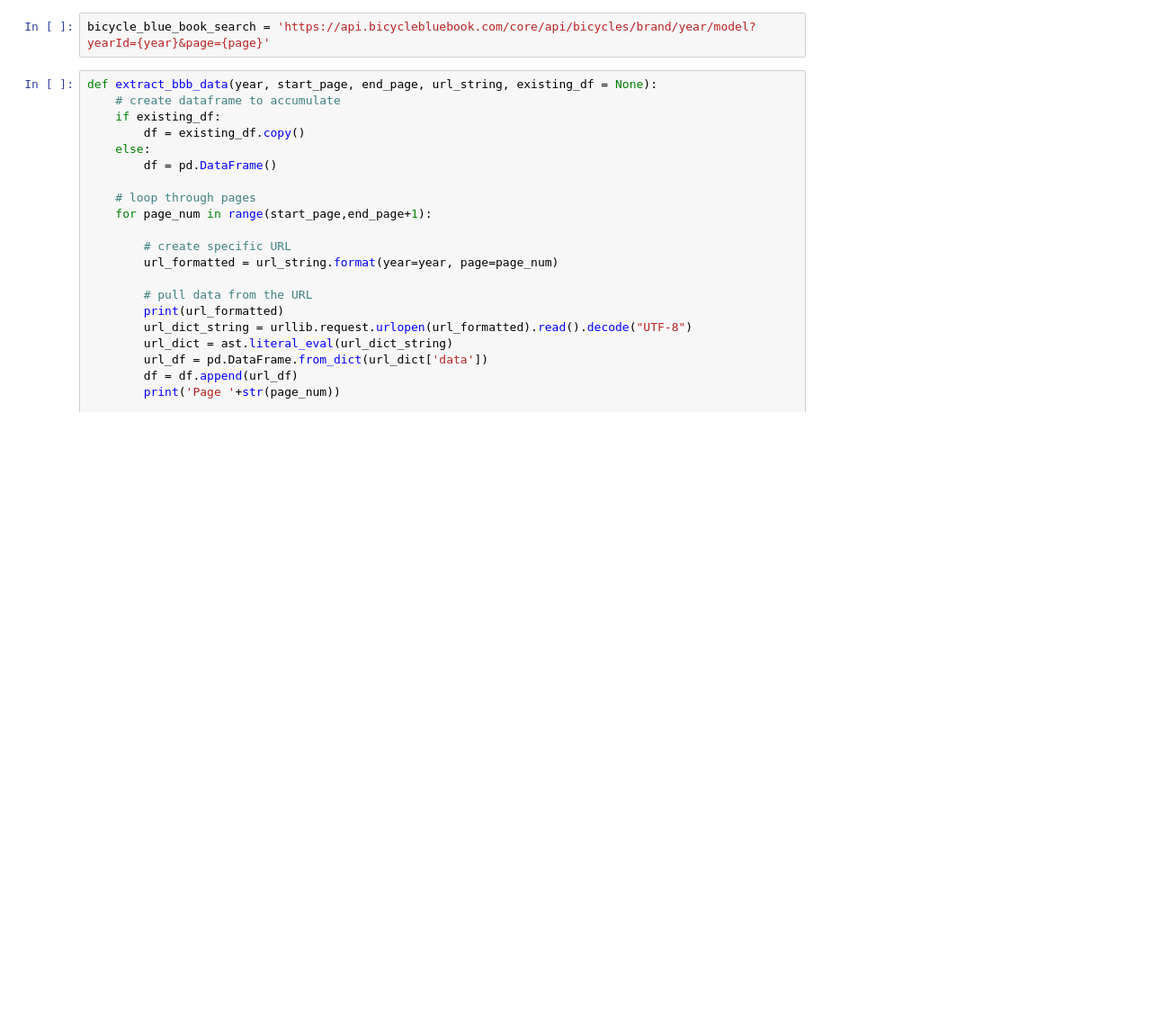
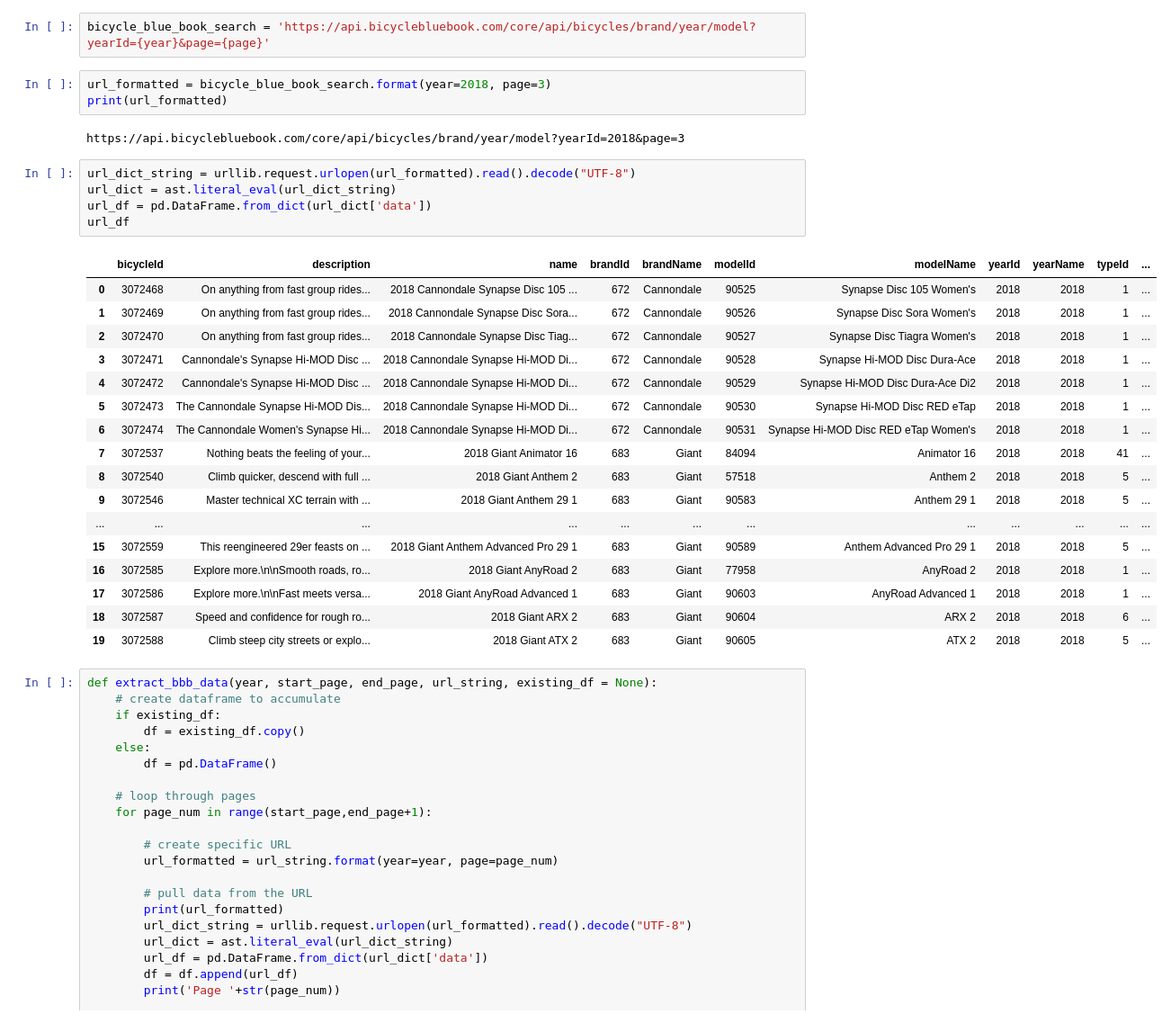
Before and after one commit to AdamBarnhard/bike_image_classifier, a Jupyter notebook: notebooks/ExtractData.ipynb, the cells around one changed output. Shown at 90% size. Cells and saved outputs as stored; diff of their text form; blank space fills up the shorter version.

```diff
--- a/notebooks/ExtractData.ipynb
+++ b/notebooks/ExtractData.ipynb
@@ -23,6 +23,34 @@ The autoreload extension is already loaded. To reload it, use:
   %reload_ext autoreload
 # %%
 bicycle_blue_book_search = 'https://api.bicyclebluebook.com/core/api/bicycles/brand/year/model?yearId={year}&page={page}'
+# %%
+url_formatted = bicycle_blue_book_search.format(year=2018, page=3)
+print(url_formatted)
+# %% [output]
+https://api.bicyclebluebook.com/core/api/bicycles/brand/year/model?yearId=2018&page=3
+# %%
+url_dict_string = urllib.request.urlopen(url_formatted).read().decode("UTF-8")
+url_dict = ast.literal_eval(url_dict_string)
+url_df = pd.DataFrame.from_dict(url_dict['data'])
+url_df
+# %% [output]
+|  | bicycleId | description | name | brandId | brandName | modelId | modelName | yearId | yearName | typeId | ... |
+| 0 | 3072468 | On anything from fast group rides... | 2018 Cannondale Synapse Disc 105 ... | 672 | Cannondale | 90525 | Synapse Disc 105 Women's | 2018 | 2018 | 1 | ... |
+| 1 | 3072469 | On anything from fast group rides... | 2018 Cannondale Synapse Disc Sora... | 672 | Cannondale | 90526 | Synapse Disc Sora Women's | 2018 | 2018 | 1 | ... |
+| 2 | 3072470 | On anything from fast group rides... | 2018 Cannondale Synapse Disc Tiag... | 672 | Cannondale | 90527 | Synapse Disc Tiagra Women's | 2018 | 2018 | 1 | ... |
+| 3 | 3072471 | Cannondale's Synapse Hi-MOD Disc ... | 2018 Cannondale Synapse Hi-MOD Di... | 672 | Cannondale | 90528 | Synapse Hi-MOD Disc Dura-Ace | 2018 | 2018 | 1 | ... |
+| 4 | 3072472 | Cannondale's Synapse Hi-MOD Disc ... | 2018 Cannondale Synapse Hi-MOD Di... | 672 | Cannondale | 90529 | Synapse Hi-MOD Disc Dura-Ace Di2 | 2018 | 2018 | 1 | ... |
+| 5 | 3072473 | The Cannondale Synapse Hi-MOD Dis... | 2018 Cannondale Synapse Hi-MOD Di... | 672 | Cannondale | 90530 | Synapse Hi-MOD Disc RED eTap | 2018 | 2018 | 1 | ... |
+| 6 | 3072474 | The Cannondale Women's Synapse Hi... | 2018 Cannondale Synapse Hi-MOD Di... | 672 | Cannondale | 90531 | Synapse Hi-MOD Disc RED eTap Women's | 2018 | 2018 | 1 | ... |
+| 7 | 3072537 | Nothing beats the feeling of your... | 2018 Giant Animator 16 | 683 | Giant | 84094 | Animator 16 | 2018 | 2018 | 41 | ... |
+| 8 | 3072540 | Climb quicker, descend with full ... | 2018 Giant Anthem 2 | 683 | Giant | 57518 | Anthem 2 | 2018 | 2018 | 5 | ... |
+| 9 | 3072546 | Master technical XC terrain with ... | 2018 Giant Anthem 29 1 | 683 | Giant | 90583 | Anthem 29 1 | 2018 | 2018 | 5 | ... |
+| ... | ... | ... | ... | ... | ... | ... | ... | ... | ... | ... | ... |
+| 15 | 3072559 | This reengineered 29er feasts on ... | 2018 Giant Anthem Advanced Pro 29 1 | 683 | Giant | 90589 | Anthem Advanced Pro 29 1 | 2018 | 2018 | 5 | ... |
+| 16 | 3072585 | Explore more.\n\nSmooth roads, ro... | 2018 Giant AnyRoad 2 | 683 | Giant | 77958 | AnyRoad 2 | 2018 | 2018 | 1 | ... |
+| 17 | 3072586 | Explore more.\n\nFast meets versa... | 2018 Giant AnyRoad Advanced 1 | 683 | Giant | 90603 | AnyRoad Advanced 1 | 2018 | 2018 | 1 | ... |
+| 18 | 3072587 | Speed and confidence for rough ro... | 2018 Giant ARX 2 | 683 | Giant | 90604 | ARX 2 | 2018 | 2018 | 6 | ... |
+| 19 | 3072588 | Climb steep city streets or explo... | 2018 Giant ATX 2 | 683 | Giant | 90605 | ATX 2 | 2018 | 2018 | 5 | ... |
 # %%
 def extract_bbb_data(year, start_page, end_page, url_string, existing_df = None):
     # create dataframe to accumulate
```
Also changed, not shown: parts of 4 cells of this notebook, 3 other files.
